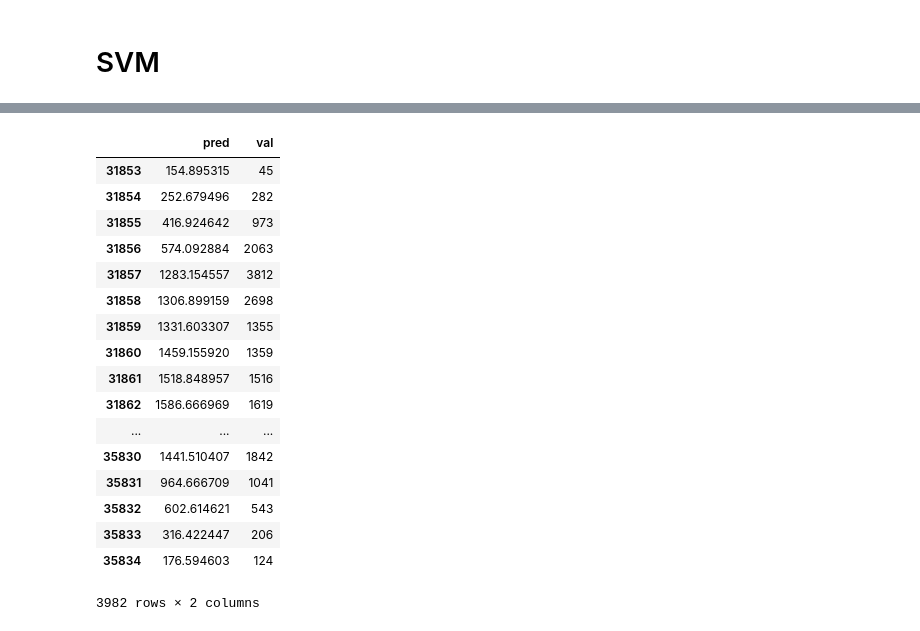
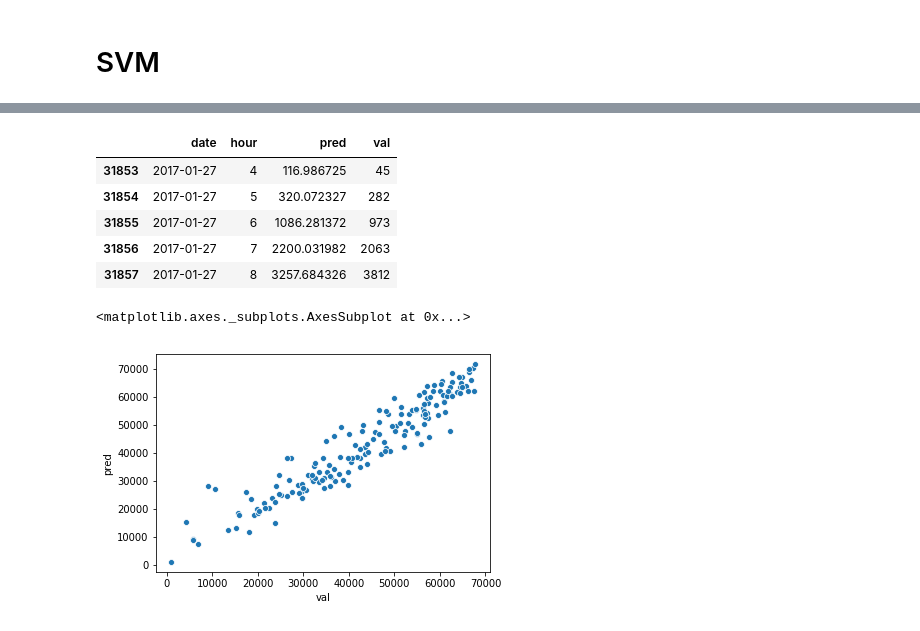
Before and after one commit to brian-w-projects/Citibike-Capstone-Project, a Jupyter notebook: ml/ml_fiddle.ipynb, the cells around one changed output, grey strips where cells are left out. Saved outputs shown, nothing was run; the diff lists cells and outputs as text; code cells hidden in the pictures.

```diff
--- a/ml/ml_fiddle.ipynb
+++ b/ml/ml_fiddle.ipynb
@@ -152,0 +192,7 @@ clf.score(X_validate, y_validate)
+# %%
+params = {'rfr__n_estimators': [500],
+          'rfr__max_depth': [20],
+          'rfr__max_features': ['sqrt'],
+         }
+clf = GridSearchCV(pipeline, params, cv=TimeSeriesSplit(5), scoring='neg_mean_squared_error', n_jobs=-1, verbose=5)
+clf.fit(X_train, y_train)
@@ -152,0 +247,32 @@ clf.score(X_validate, y_validate)
+# %%
+pipeline = Pipeline([
+    ('union', FeatureUnion([
+        ('cat', Pipeline([
+            ('cat_selector', ColumnSelector(['sunrise'])),
+            ('cat_ohe', OneHotEncoder(sparse=False))
+        ])),
+        ('year', Pipeline([
+            ('year_selector', ColumnSelector(['date'])),
+            ('year_extractor', CustomTransformer(lambda y: y.applymap(lambda x: float(pd.to_datetime(x).year))))
+        ])),
+        ('int', Pipeline([
+            ('int_selector', ColumnSelector(['precip_prob', 'temperature', 'humidity', 'wind_speed', 'lag1', 'lag7']))
+        ])),
+        ('rad', Pipeline([
+            ('rad_selector', ColumnSelector(['hour', 'day_of_week', 'month'])),
+            ('rad_cos_sin', FeatureUnion([
+                ('rad_cos', CustomTransformer(lambda y: y.apply(lambda x: np.round(np.cos(x * pi * 2/ x.nunique()), 5)))),
+                ('rad_sin', CustomTransformer(lambda y: y.apply(lambda x: np.round(np.sin(x * pi * 2/ x.nunique()), 5))))
+            ]))
+        ]))
+    ])),
+    ('xg', XGBRegressor())
+])
+# %%
+params = {'xg__eta': [.005],
+          'xg__max_depth': [5],
+          'xg__n_estimators': [700],
+          'xg__colsample_bytree': [0.5],
+         }
+clf = GridSearchCV(pipeline, params, cv=TimeSeriesSplit(5), scoring='neg_mean_squared_error', n_jobs=-1, verbose=5)
+clf.fit(X_train, y_train)
@@ -153,21 +326,20 @@ clf.score(X_validate, y_validate)
 # %%
-DataFrame(dict(pred=clf.predict(X_validate), val=y_validate))
+predictions = DataFrame(dict(date=X_validate.date, hour=X_validate.hour, pred=clf.predict(X_validate), val=y_validate))
+predictions.head()
 # %% [output]
-|  | pred | val |
-| 31853 | 154.895315 | 45 |
-| 31854 | 252.679496 | 282 |
-| 31855 | 416.924642 | 973 |
-| 31856 | 574.092884 | 2063 |
-| 31857 | 1283.154557 | 3812 |
-| 31858 | 1306.899159 | 2698 |
-| 31859 | 1331.603307 | 1355 |
-| 31860 | 1459.155920 | 1359 |
-| 31861 | 1518.848957 | 1516 |
-| 31862 | 1586.666969 | 1619 |
-| ... | ... | ... |
-| 35830 | 1441.510407 | 1842 |
-| 35831 | 964.666709 | 1041 |
-| 35832 | 602.614621 | 543 |
-| 35833 | 316.422447 | 206 |
-| 35834 | 176.594603 | 124 |
+|  | date | hour | pred | val |
+| 31853 | 2017-01-27 | 4 | 116.986725 | 45 |
+| 31854 | 2017-01-27 | 5 | 320.072327 | 282 |
+| 31855 | 2017-01-27 | 6 | 1086.281372 | 973 |
+| 31856 | 2017-01-27 | 7 | 2200.031982 | 2063 |
+| 31857 | 2017-01-27 | 8 | 3257.684326 | 3812 |
-3982 rows × 2 columns
+# %%
+import seaborn as sns
+%matplotlib inline
+
+sns.scatterplot(x='val', y='pred', data=predictions \
+    .groupby('date') \
+    .agg('sum'))
+# %% [output]
+<matplotlib.axes._subplots.AxesSubplot at 0x...>
+[figure, added]
```
Also changed, not shown: parts of 18 cells of this notebook, 1 other file.
